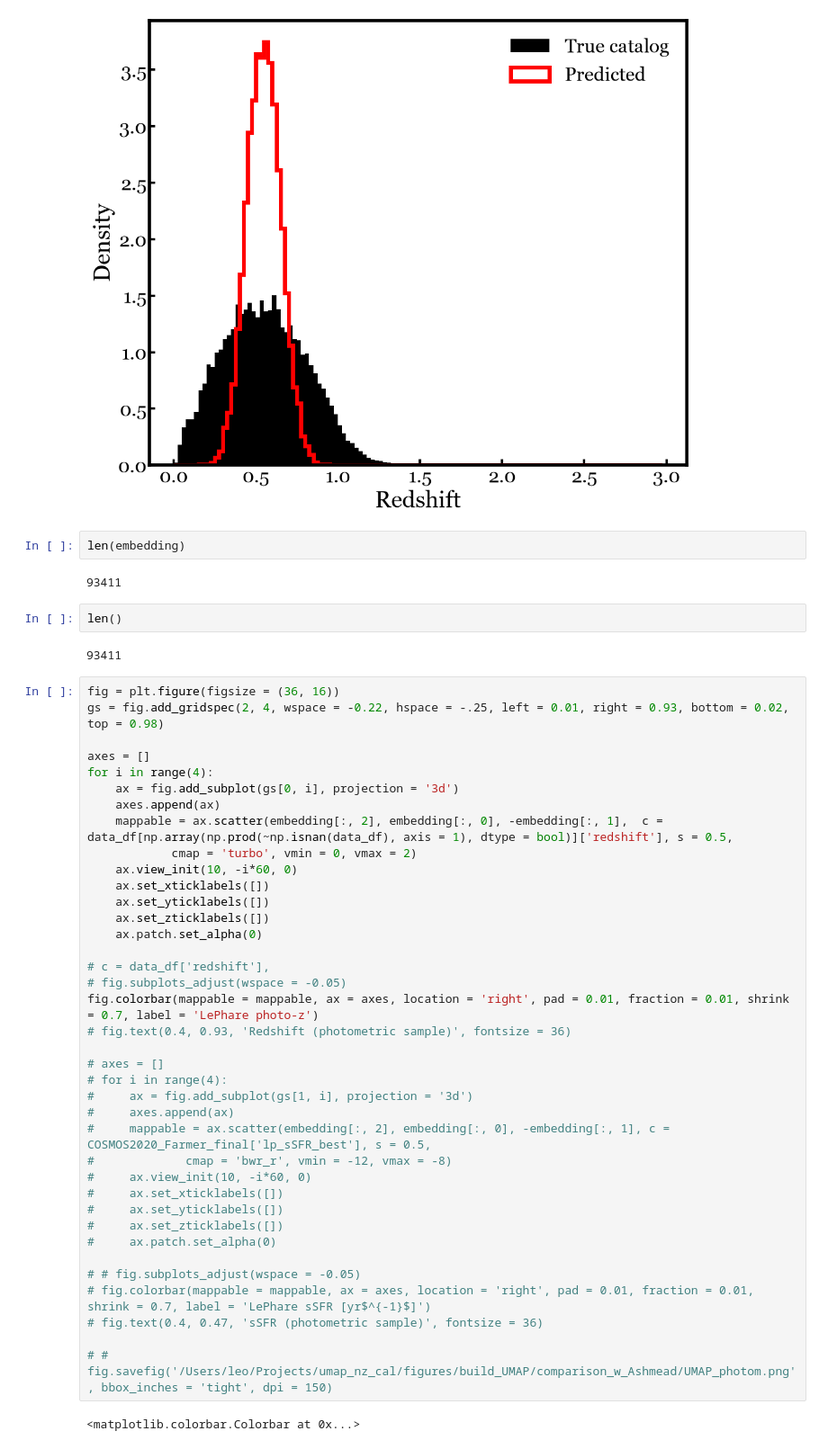
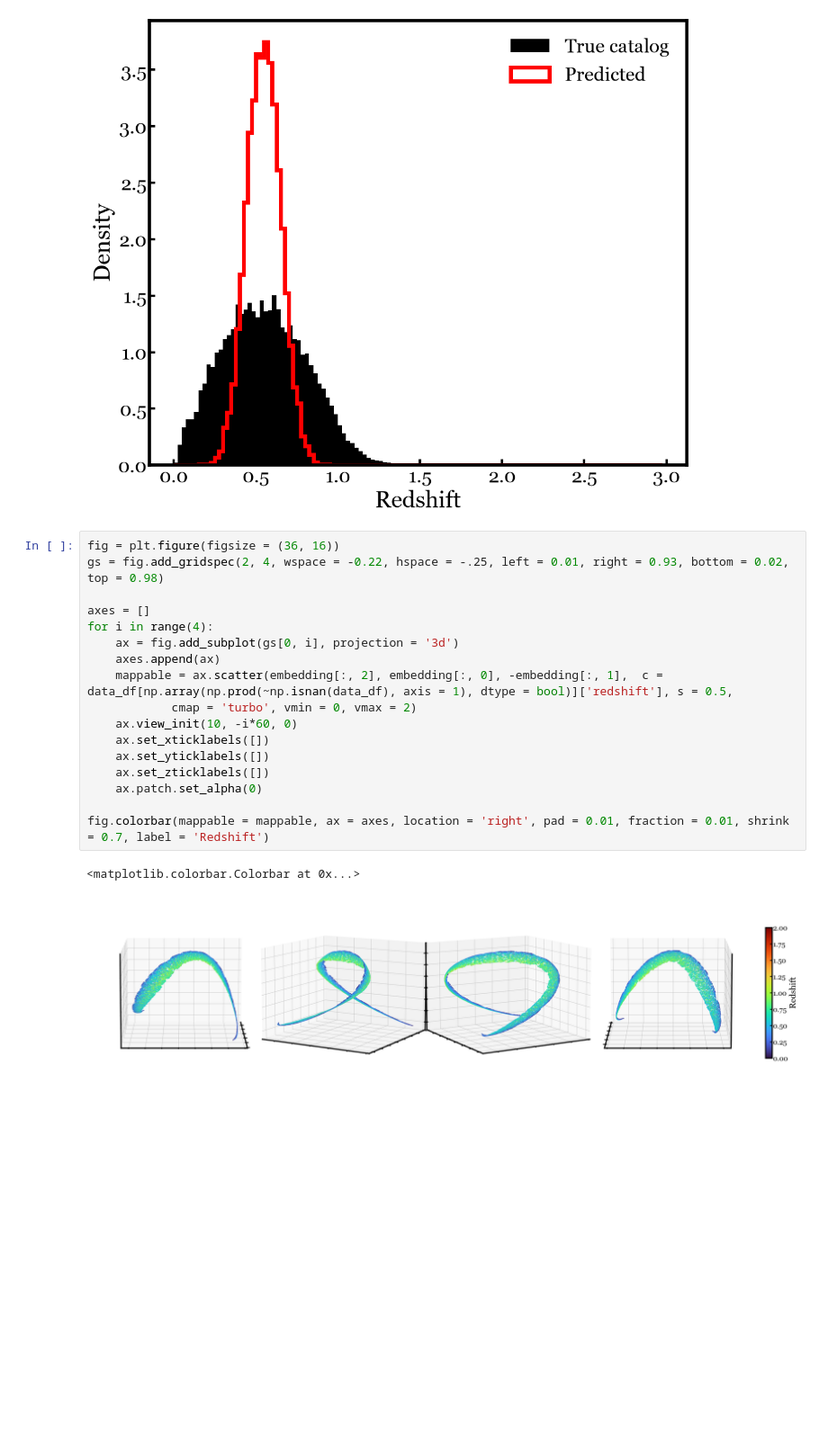
Before and after one commit to lsajkov/pz_data_challenge, a Jupyter notebook: src/umap/generate_umap.ipynb, the cells around one changed output. Shown at 90% size. Drawn from its saved outputs; the diff is of its cells as text; blank space fills up the shorter version.

Commit message:
updated plots

```diff
--- a/src/umap/generate_umap.ipynb
+++ b/src/umap/generate_umap.ipynb
@@ -89,51 +89,23 @@ ax.set_ylabel('Density')
 # %% [output]
 Text(0, 0.5, 'Density')
 [figure]
-# %%
-len(embedding)
-# %% [output]
-93411
-# %%
-len()
-# %% [output]
-93411
 # %%
 fig = plt.figure(figsize = (36, 16))
 gs = fig.add_gridspec(2, 4, wspace = -0.22, hspace = -.25, left = 0.01, right = 0.93, bottom = 0.02, top = 0.98)
 
 axes = []
 for i in range(4):
     ax = fig.add_subplot(gs[0, i], projection = '3d')
     axes.append(ax)
     mappable = ax.scatter(embedding[:, 2], embedding[:, 0], -embedding[:, 1],  c = data_df[np.array(np.prod(~np.isnan(data_df), axis = 1), dtype = bool)]['redshift'], s = 0.5,
             cmap = 'turbo', vmin = 0, vmax = 2)
     ax.view_init(10, -i*60, 0)
     ax.set_xticklabels([])
     ax.set_yticklabels([])
     ax.set_zticklabels([])
     ax.patch.set_alpha(0)
 
-# c = data_df['redshift'],
-# fig.subplots_adjust(wspace = -0.05)
-fig.colorbar(mappable = mappable, ax = axes, location = 'right', pad = 0.01, fraction = 0.01, shrink = 0.7, label = 'LePhare photo-z')
-# fig.text(0.4, 0.93, 'Redshift (photometric sample)', fontsize = 36)
-
-# axes = []
-# for i in range(4):
-#     ax = fig.add_subplot(gs[1, i], projection = '3d')
-#     axes.append(ax)
-#     mappable = ax.scatter(embedding[:, 2], embedding[:, 0], -embedding[:, 1], c = COSMOS2020_Farmer_final['lp_sSFR_best'], s = 0.5,
-#             cmap = 'bwr_r', vmin = -12, vmax = -8)
-#     ax.view_init(10, -i*60, 0)
-#     ax.set_xticklabels([])
-#     ax.set_yticklabels([])
-#     ax.set_zticklabels([])
-#     ax.patch.set_alpha(0)
-
-# # fig.subplots_adjust(wspace = -0.05)
-# fig.colorbar(mappable = mappable, ax = axes, location = 'right', pad = 0.01, fraction = 0.01, shrink = 0.7, label = 'LePhare sSFR [yr$^{-1}$]')
-# fig.text(0.4, 0.47, 'sSFR (photometric sample)', fontsize = 36)
-
-# # fig.savefig('/Users/leo/Projects/umap_nz_cal/figures/build_UMAP/comparison_w_Ashmead/UMAP_photom.png', bbox_inches = 'tight', dpi = 150)
+fig.colorbar(mappable = mappable, ax = axes, location = 'right', pad = 0.01, fraction = 0.01, shrink = 0.7, label = 'Redshift')
 # %% [output]
 <matplotlib.colorbar.Colorbar at 0x...>
+[figure, added]
```
Also changed, not shown: parts of 18 cells of this notebook.
